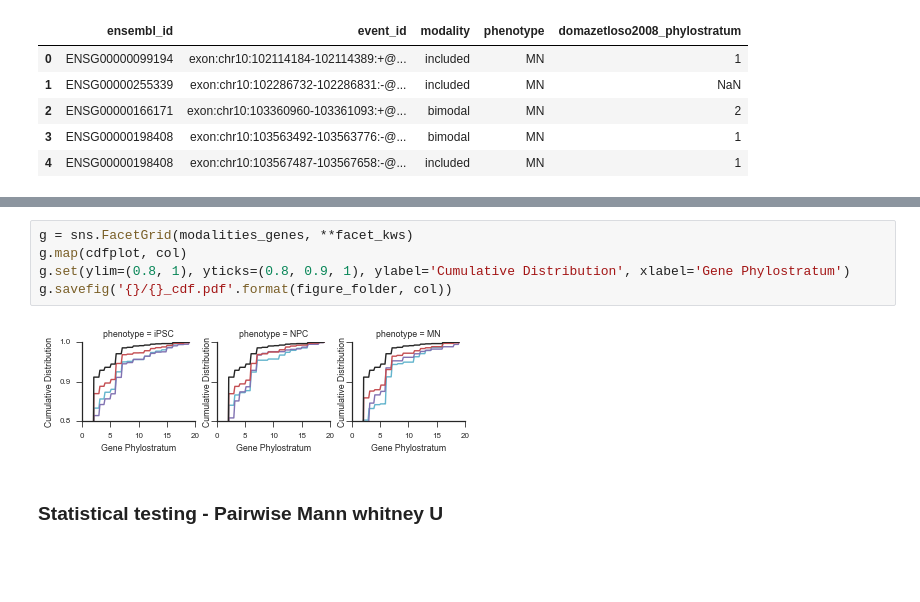
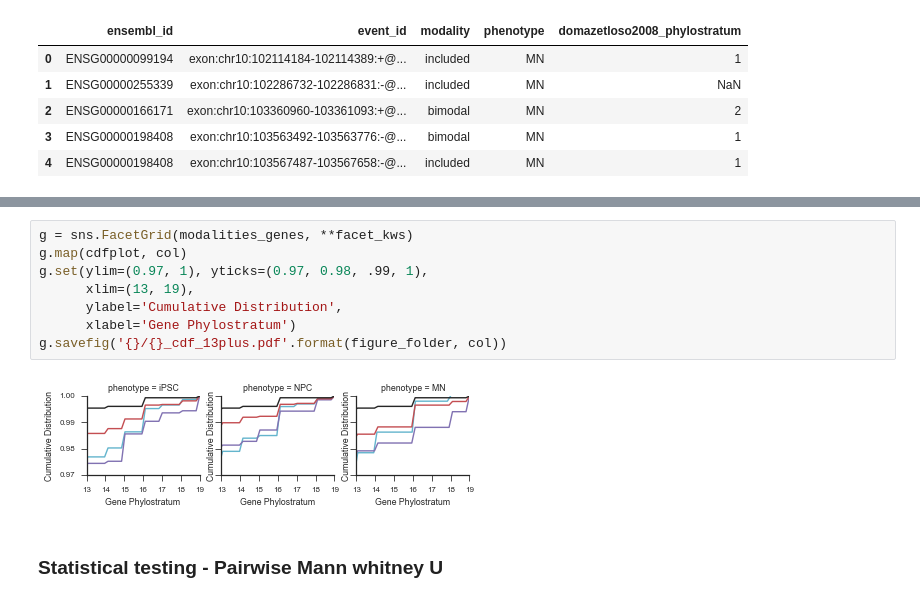
Before and after one commit to YeoLab/singlecell_pnm, a Jupyter notebook: 3._Figure_3/2.2_Modality_DNA_sequence_conservation_features.ipynb, the cells around one changed output, grey strips where cells are left out. Drawn from its saved outputs; the diff is of its cells as text; blank space fills up the shorter version.

```diff
--- a/3._Figure_3/2.2_Modality_DNA_sequence_conservation_features.ipynb
+++ b/3._Figure_3/2.2_Modality_DNA_sequence_conservation_features.ipynb
@@ -981,10 +992,13 @@ modalities_genes.head()
 # %%
 g = sns.FacetGrid(modalities_genes, **facet_kws)
 g.map(cdfplot, col)
-g.set(ylim=(0.8, 1), yticks=(0.8, 0.9, 1), ylabel='Cumulative Distribution', xlabel='Gene Phylostratum')
-g.savefig('{}/{}_cdf.pdf'.format(figure_folder, col))
+g.set(ylim=(0.97, 1), yticks=(0.97, 0.98, .99, 1),
+      xlim=(13, 19),
+      ylabel='Cumulative Distribution',
+      xlabel='Gene Phylostratum')
+g.savefig('{}/{}_cdf_13plus.pdf'.format(figure_folder, col))
 # %% [output]
-[figure, old version]
+[figure, new version]
 # %% [markdown]
 ### Statistical testing - Pairwise Mann whitney U
 # %%
```
Also changed, not shown: parts of 5 cells of this notebook, 29 other files.
